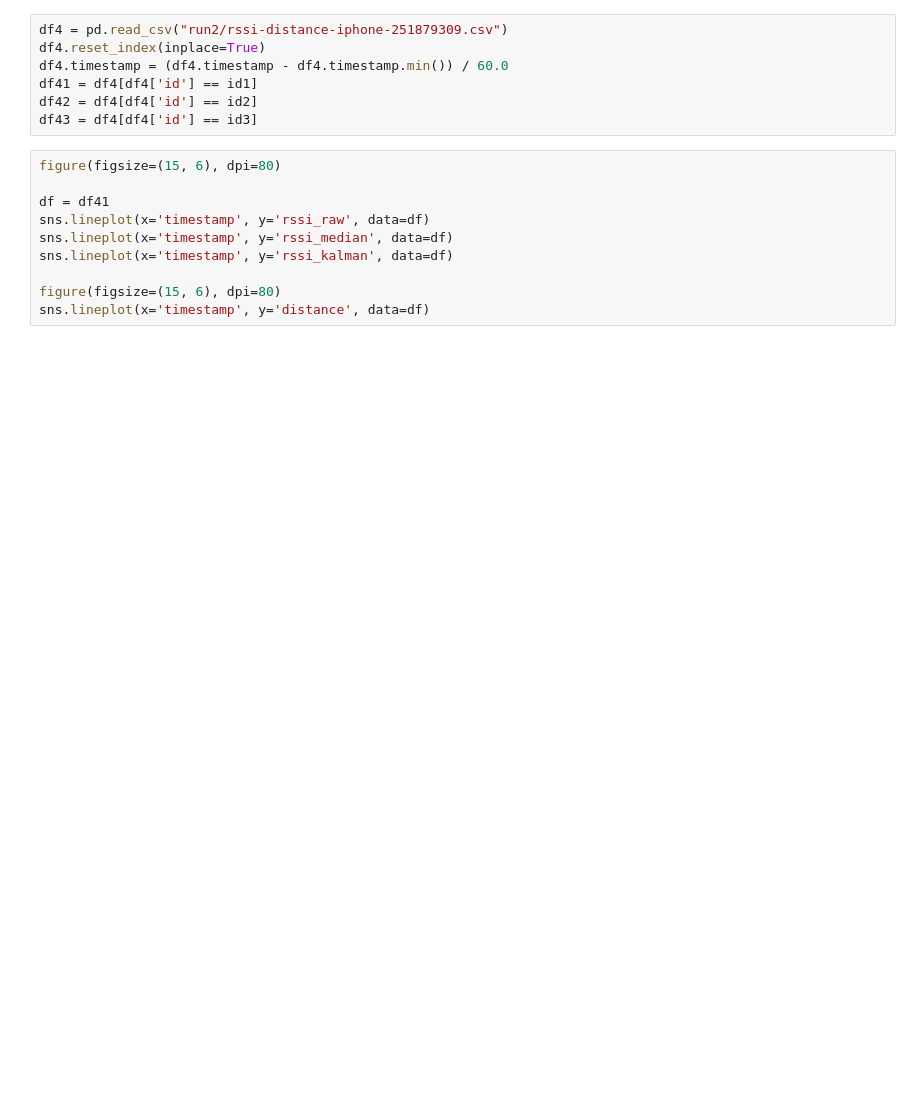
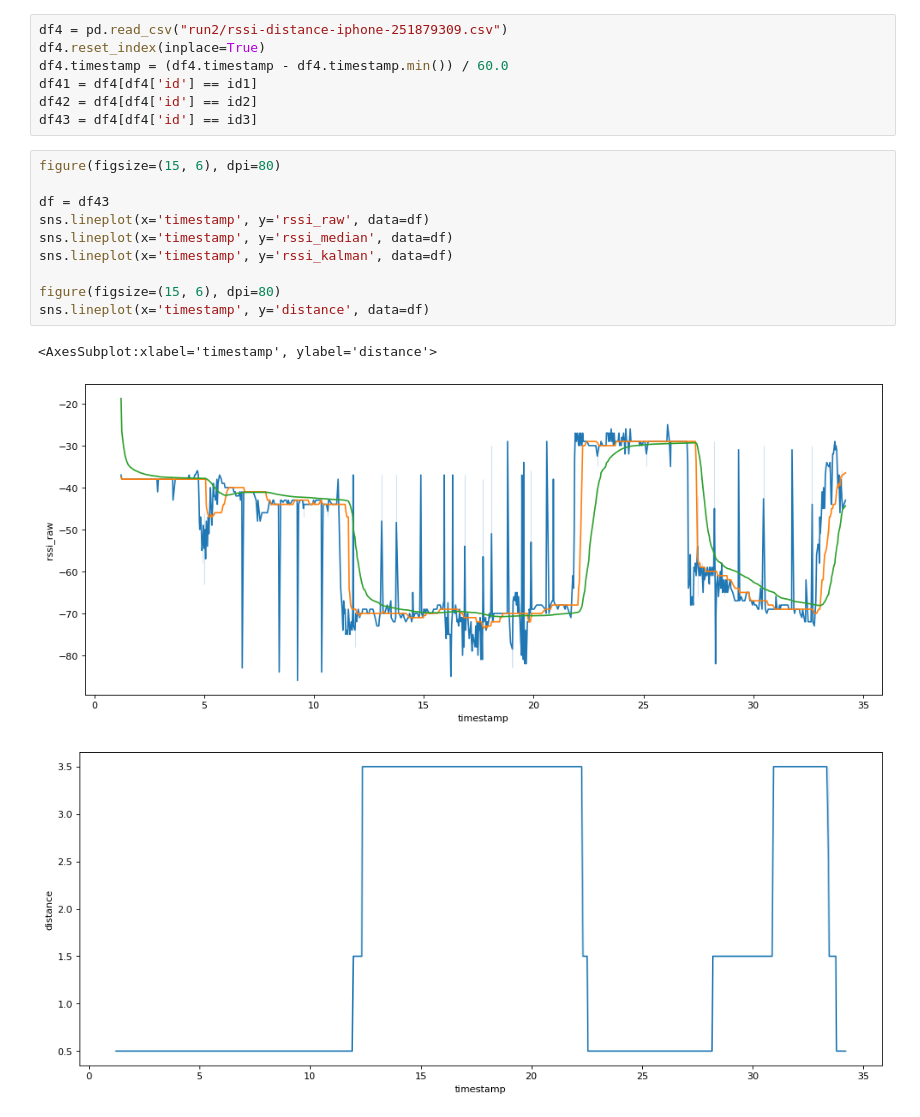
Before and after one commit to colabobio/distance-estimation, a Jupyter notebook: Data Analysis Run 2.ipynb, the cells around one changed output. Drawn from its saved outputs; the diff is of its cells as text; blank space fills up the shorter version.

```diff
--- a/Data Analysis Run 2.ipynb
+++ b/Data Analysis Run 2.ipynb
@@ -98,10 +98,14 @@ df43 = df4[df4['id'] == id3]
 # %%
 figure(figsize=(15, 6), dpi=80)
 
-df = df41
+df = df43
 sns.lineplot(x='timestamp', y='rssi_raw', data=df)
 sns.lineplot(x='timestamp', y='rssi_median', data=df)
 sns.lineplot(x='timestamp', y='rssi_kalman', data=df)
 
 figure(figsize=(15, 6), dpi=80)
 sns.lineplot(x='timestamp', y='distance', data=df)
+# %% [output]
+<AxesSubplot:xlabel='timestamp', ylabel='distance'>
+[figure, added]
+[figure, added]
```
Also changed, not shown: parts of 3 cells of this notebook.
